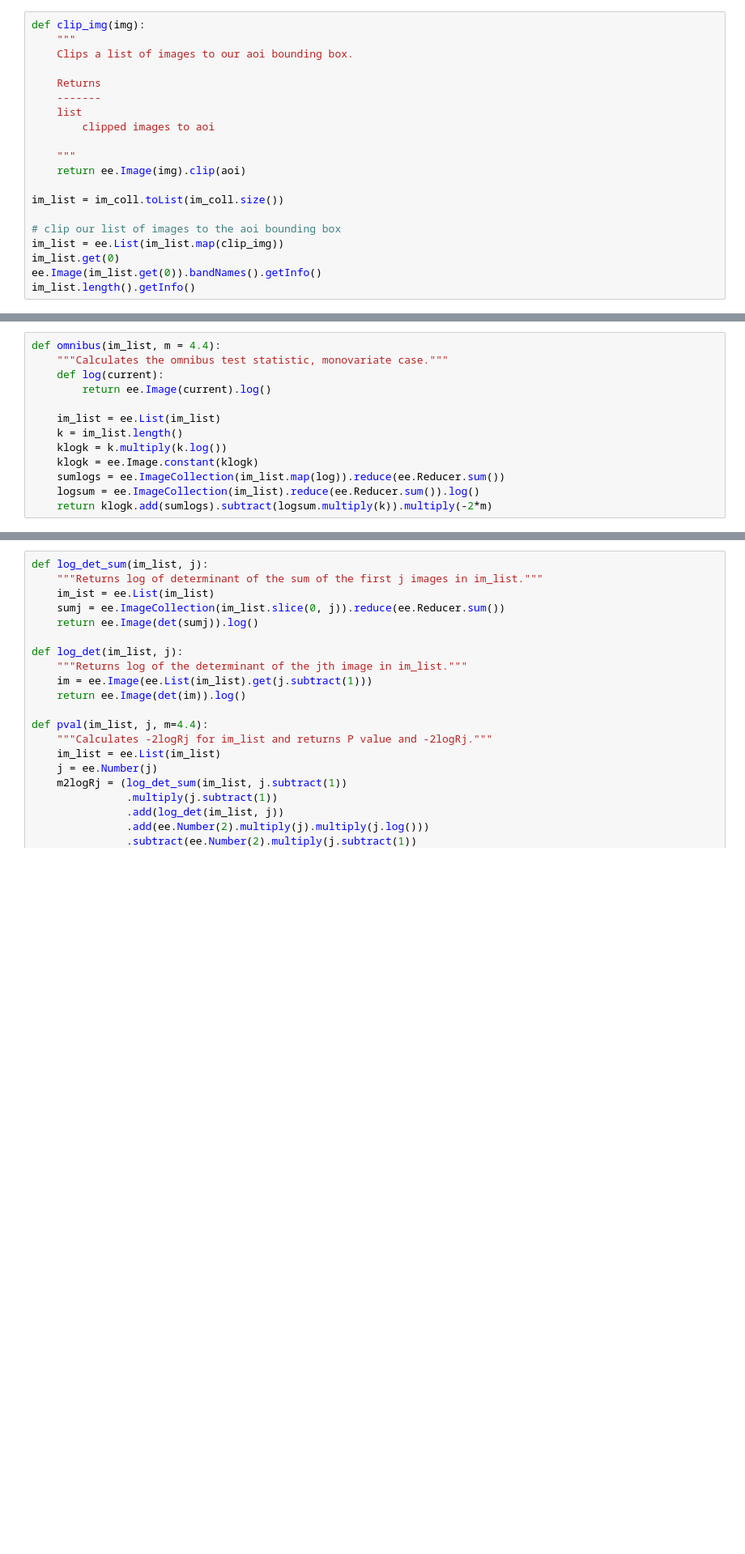
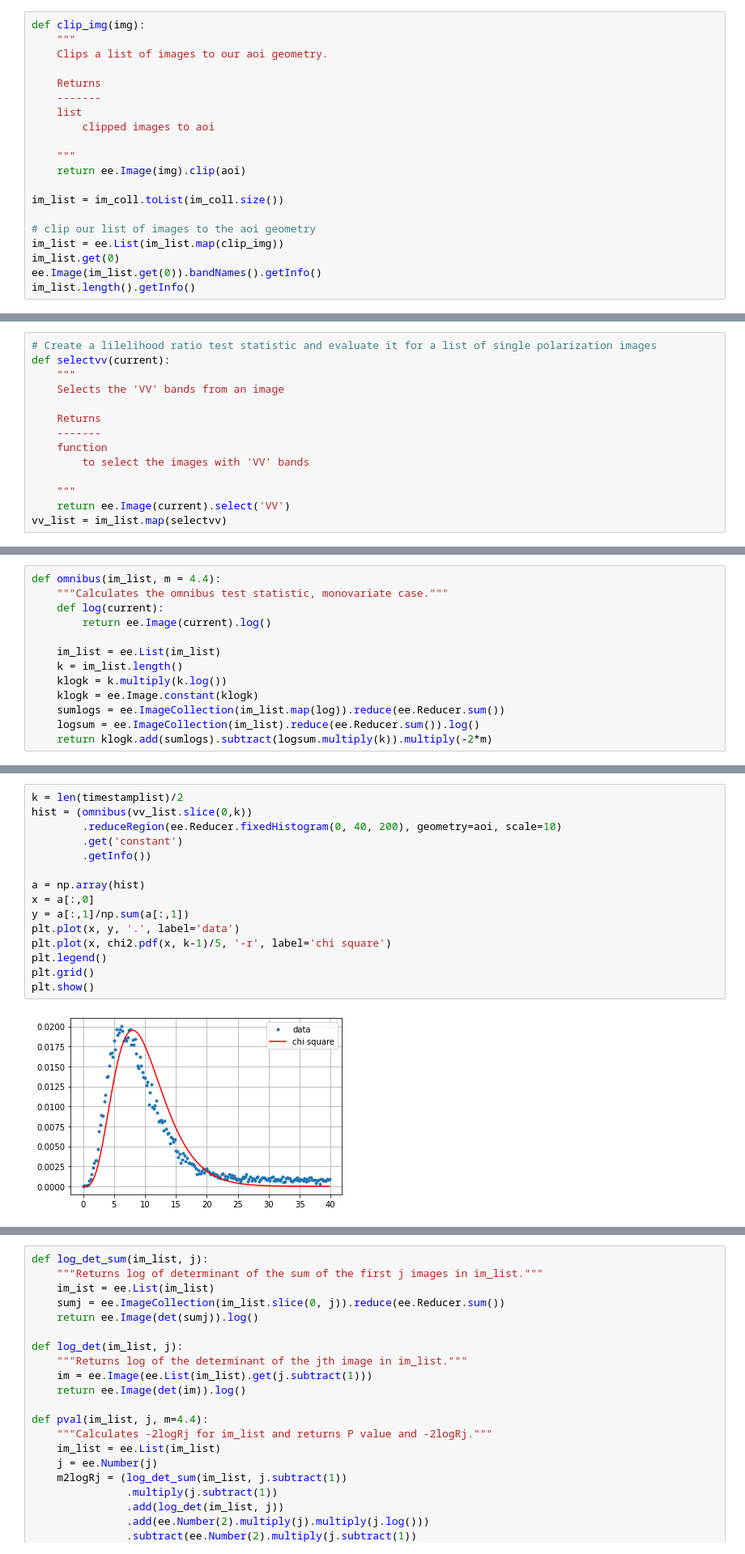
Before and after one commit to mthomp89/landslide-detect, a Jupyter notebook: presentations/Thompson_Manak_Final_Blog_Draft.ipynb, the cells around one changed output, grey strips where cells are left out. Shown at 81% size. Cells and saved outputs as stored; diff of their text form; blank space fills up the shorter version.

```diff
--- a/presentations/Thompson_Manak_Final_Blog_Draft.ipynb
+++ b/presentations/Thompson_Manak_Final_Blog_Draft.ipynb
@@ -369,7 +360,7 @@ timestamplist
 # %%
 def clip_img(img):
     """
-    Clips a list of images to our aoi bounding box.
+    Clips a list of images to our aoi geometry.
 
     Returns
     -------
@@ -381,7 +372,7 @@ def clip_img(img):
 
 im_list = im_coll.toList(im_coll.size())
 
-# clip our list of images to the aoi bounding box
+# clip our list of images to the aoi geometry
 im_list = ee.List(im_list.map(clip_img))
 im_list.get(0)
 ee.Image(im_list.get(0)).bandNames().getInfo()
@@ -426,0 +422,14 @@ def chi2cdf(chi2, df):
+# %%
+# Create a lilelihood ratio test statistic and evaluate it for a list of single polarization images
+def selectvv(current):
+    """
+    Selects the 'VV' bands from an image
+
+    Returns
+    -------
+    function
+        to select the images with 'VV' bands
+
+    """
+    return ee.Image(current).select('VV')
+vv_list = im_list.map(selectvv)
@@ -439,0 +453,17 @@ def omnibus(im_list, m = 4.4):
+# %%
+k = len(timestamplist)/2
+hist = (omnibus(vv_list.slice(0,k))
+        .reduceRegion(ee.Reducer.fixedHistogram(0, 40, 200), geometry=aoi, scale=10)
+        .get('constant')
+        .getInfo())
+
+a = np.array(hist)
+x = a[:,0]
+y = a[:,1]/np.sum(a[:,1])
+plt.plot(x, y, '.', label='data')
+plt.plot(x, chi2.pdf(x, k-1)/5, '-r', label='chi square')
+plt.legend()
+plt.grid()
+plt.show()
+# %% [output]
+[figure, added]
```
Also changed, not shown: parts of 34 cells of this notebook, 1 other file.
